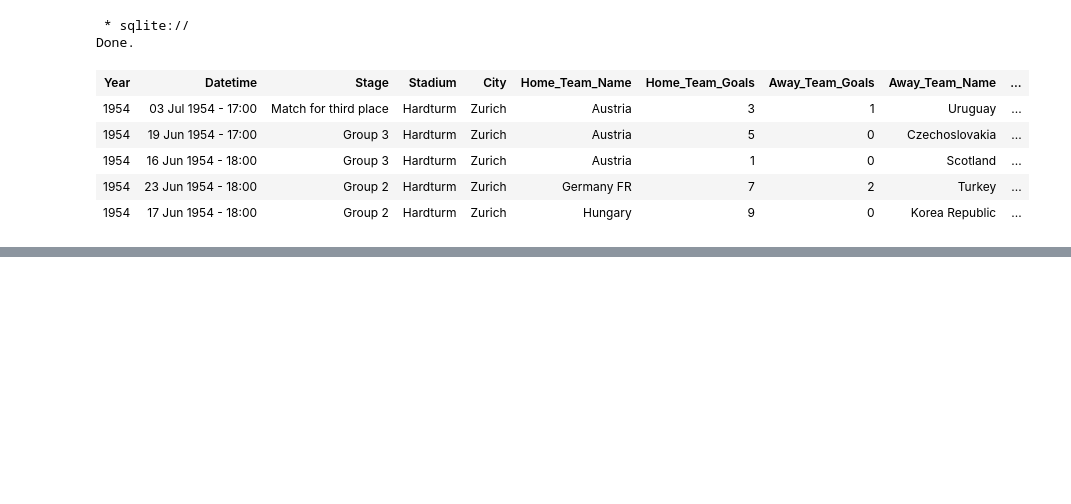
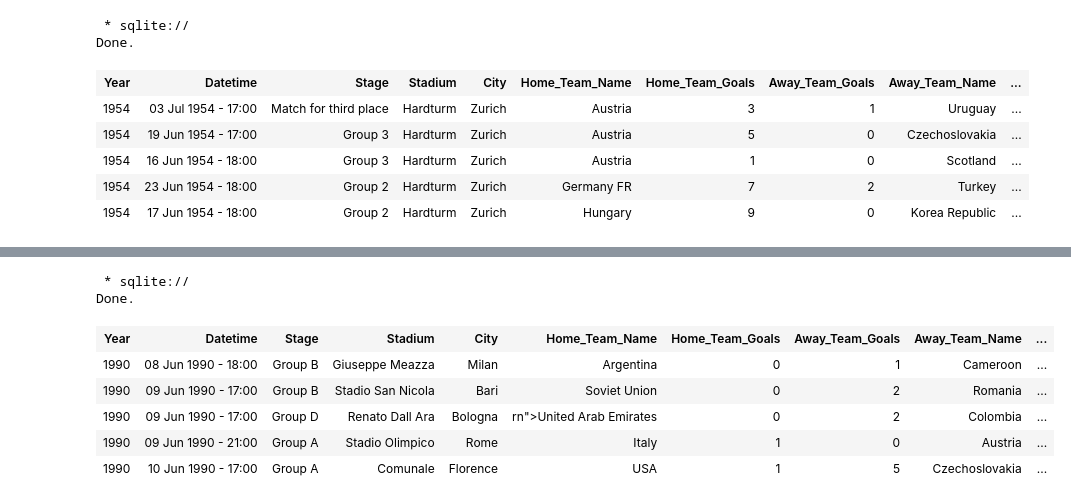
Before and after one commit to ibrahimabdike/sqlwork, a Jupyter notebook: selecting_and_retreiving_data_sql.ipynb, the cells around one changed output, grey strips where cells are left out. Saved outputs shown, nothing was run; the diff lists cells and outputs as text; code cells hidden in the pictures; blank space fills up the shorter version.

```diff
--- a/selecting_and_retreiving_data_sql.ipynb
+++ b/selecting_and_retreiving_data_sql.ipynb
@@ -406,0 +551,15 @@ Done.
+# %%
+# Challenge 3
+# Which matches were played between the year 1990 and 2000?
+#
+%%sql
+select * from WorldCup WHERE Year BETWEEN 1990 AND 2000 LIMIT 5;
+# %% [output]
+ * sqlite://
+Done.
+| Year | Datetime | Stage | Stadium | City | Home_Team_Name | Home_Team_Goals | Away_Team_Goals | Away_Team_Name | ... |
+| 1990 | 08 Jun 1990 - 18:00 | Group B | Giuseppe Meazza | Milan | Argentina | 0 | 1 | Cameroon | ... |
+| 1990 | 09 Jun 1990 - 17:00 | Group B | Stadio San Nicola | Bari | Soviet Union | 0 | 2 | Romania | ... |
+| 1990 | 09 Jun 1990 - 17:00 | Group D | Renato Dall Ara | Bologna | rn">United Arab Emirates | 0 | 2 | Colombia | ... |
+| 1990 | 09 Jun 1990 - 21:00 | Group A | Stadio Olimpico | Rome | Italy | 1 | 0 | Austria | ... |
+| 1990 | 10 Jun 1990 - 17:00 | Group A | Comunale | Florence | USA | 1 | 5 | Czechoslovakia | ... |
```
Also changed, not shown: parts of 25 cells of this notebook.
